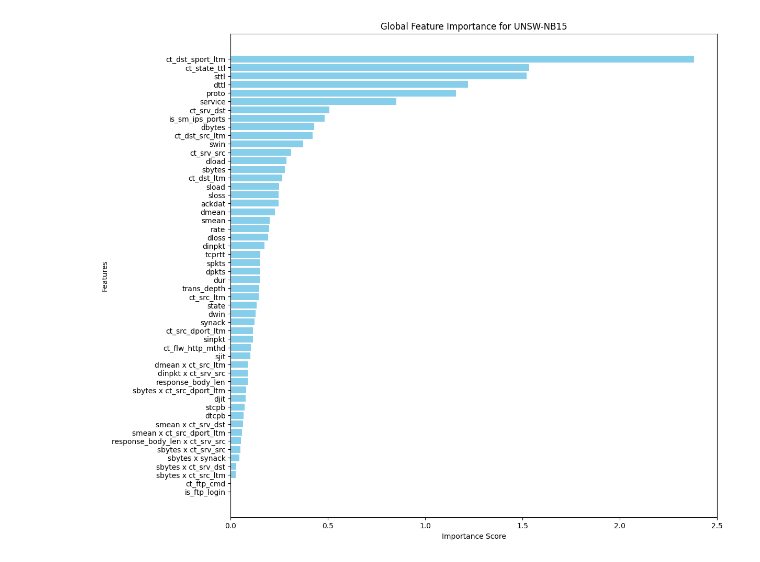
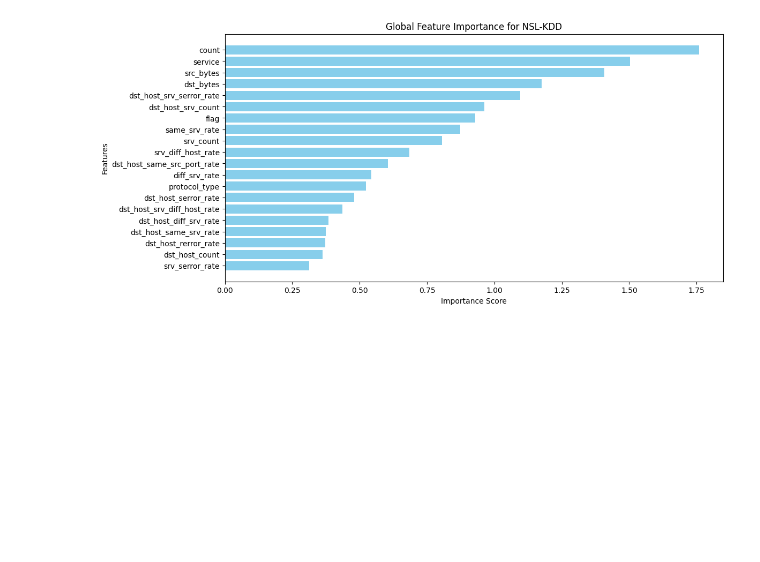
Before and after one commit to Anca-Mt/SSS_XAI_project, a Jupyter notebook: scripts/visualize_ebm.ipynb, the cells around one changed output. Saved outputs shown, nothing was run; the diff lists cells and outputs as text; code cells hidden in the pictures; blank space fills up the shorter version.

```diff
--- a/scripts/visualize_ebm.ipynb
+++ b/scripts/visualize_ebm.ipynb
@@ -1,5 +1,5 @@
 # %%
-DATASET = "UNSW-NB15"
+DATASET = "NSL-KDD"
 CLASSIFIER = "ebmclassifier"
 # %%
 import pickle
@@ -21,15 +21,15 @@ feature_names = ebm_global_exps.data()['names']
 feature_scores = ebm_global_exps.data()['scores']
 
 sorted_indices = np.argsort(feature_scores)[::-1]
-sorted_feature_names = [feature_names[i] for i in sorted_indices]
-sorted_feature_scores = [feature_scores[i] for i in sorted_indices]
+sorted_feature_names = [feature_names[i] for i in sorted_indices][:20]
+sorted_feature_scores = [feature_scores[i] for i in sorted_indices][:20]
 # %%
-plt.figure(figsize=(12, 12))
+plt.figure(figsize=(12, 6))
 plt.barh(sorted_feature_names, sorted_feature_scores, color='skyblue')
 plt.title(f"Global Feature Importance for {DATASET}")
 plt.xlabel("Importance Score")
 plt.ylabel("Features")
 plt.gca().invert_yaxis()
 plt.show()
 # %% [output]
-[figure, old version]
+[figure, new version]
```
Also changed, not shown: 1 other file.
